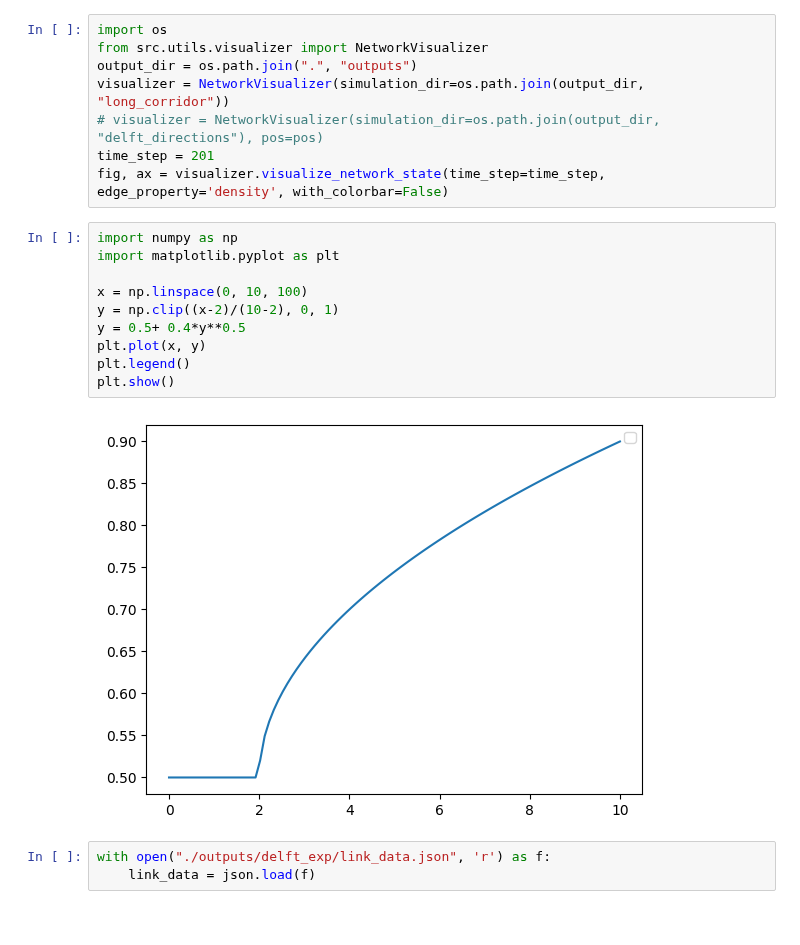
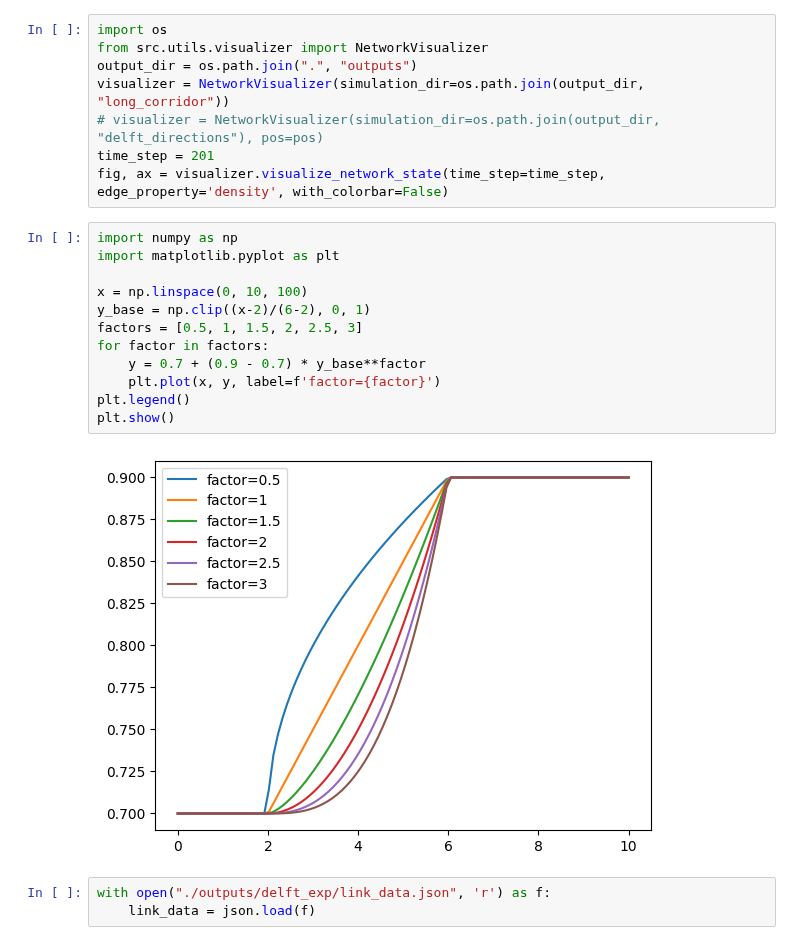
Before and after one commit to WaimenMak/PedNStream, a Jupyter notebook: draft.ipynb, the cells around one changed output. Cells and saved outputs as stored; diff of their text form.

```diff
--- a/draft.ipynb
+++ b/draft.ipynb
@@ -642,15 +643,17 @@ fig, ax = visualizer.visualize_network_state(time_step=time_step, edge_property=
 # %%
 import numpy as np
 import matplotlib.pyplot as plt
 
 x = np.linspace(0, 10, 100)
-y = np.clip((x-2)/(10-2), 0, 1)
-y = 0.5+ 0.4*y**0.5
-plt.plot(x, y)
+y_base = np.clip((x-2)/(6-2), 0, 1)
+factors = [0.5, 1, 1.5, 2, 2.5, 3]
+for factor in factors:
+    y = 0.7 + (0.9 - 0.7) * y_base**factor
+    plt.plot(x, y, label=f'factor={factor}')
 plt.legend()
 plt.show()
 # %% [output]
-[figure, old version]
+[figure, new version]
 # %%
 with open("./outputs/delft_exp/link_data.json", 'r') as f:
     link_data = json.load(f)
```
Also changed, not shown: parts of 9 cells of this notebook, 5 other files.
